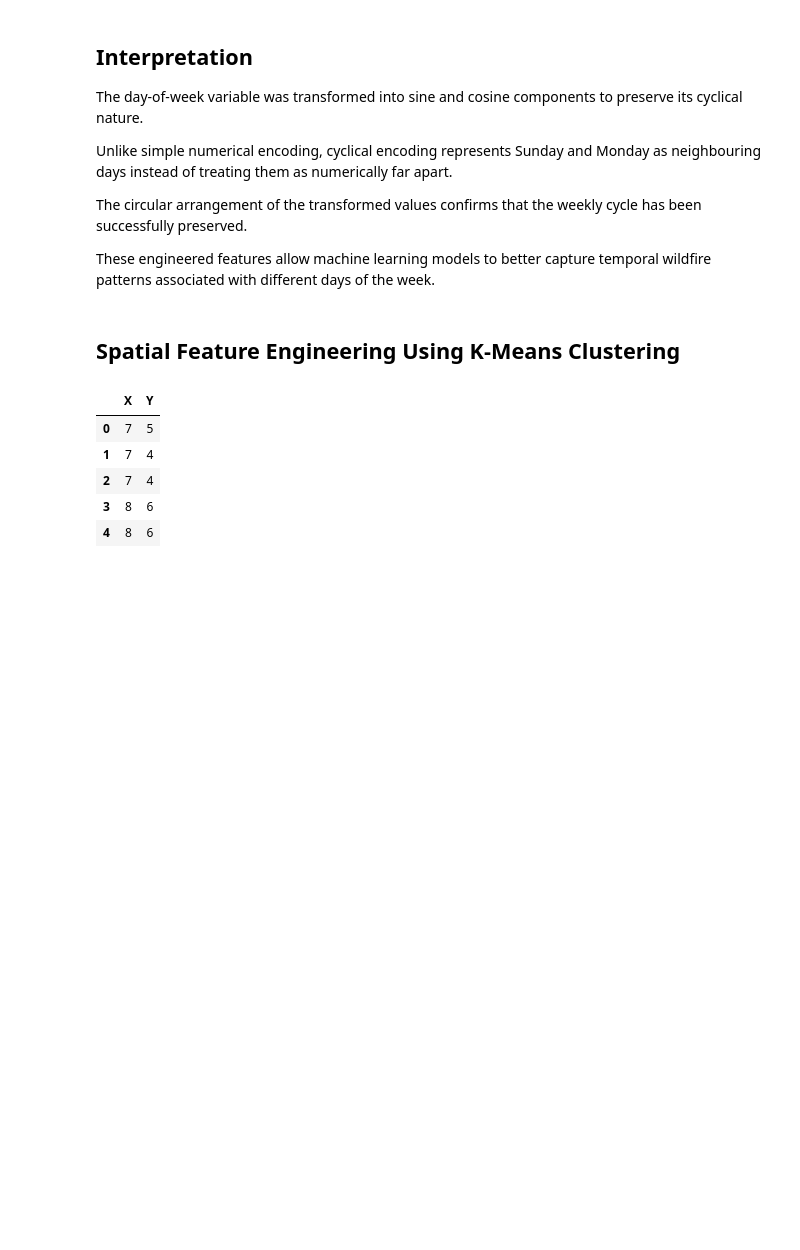
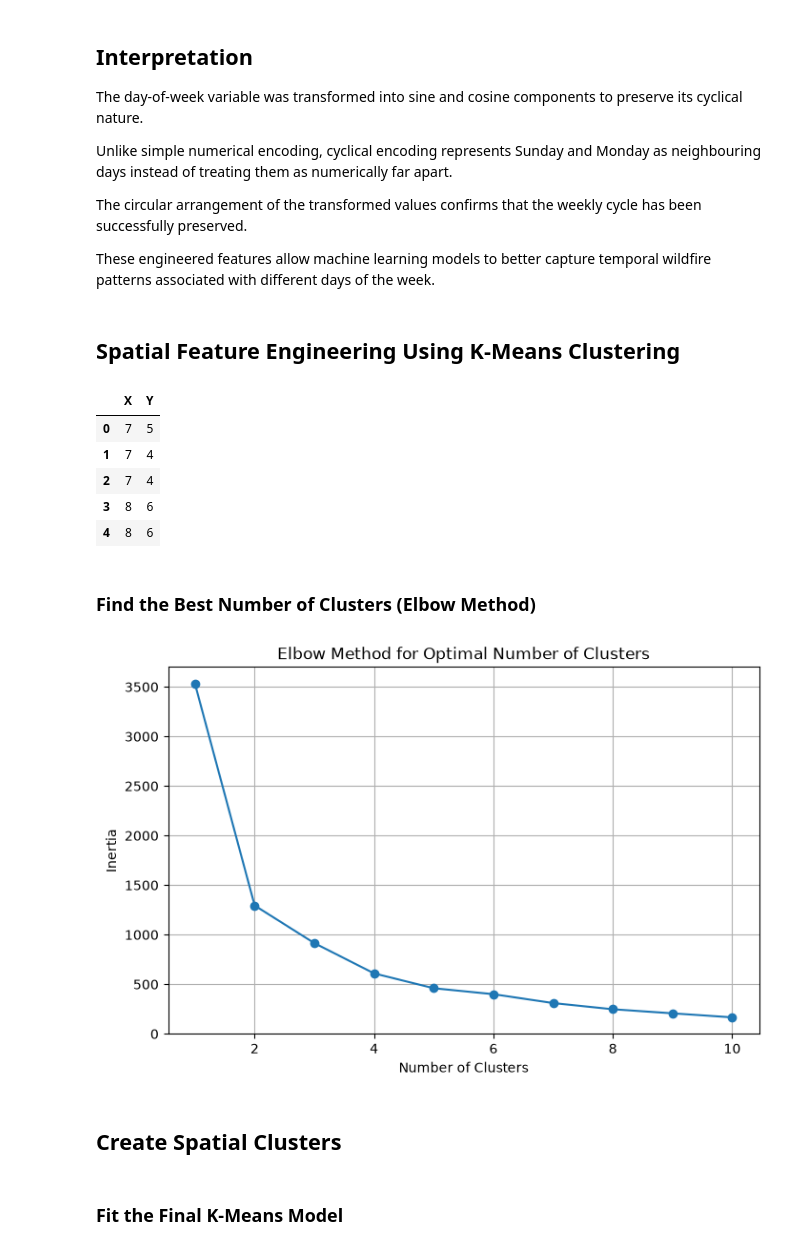
Before and after one commit to mraznyrazeek/Forest-Fire-Burned-Area-Prediction-System, a Jupyter notebook: backend/notebooks/03_feature_engineering.ipynb, the cells around one changed output. Drawn from its saved outputs; the diff is of its cells as text; code cells hidden in the pictures; blank space fills up the shorter version.

Commit message:
location_cluster done

```diff
--- a/backend/notebooks/03_feature_engineering.ipynb
+++ b/backend/notebooks/03_feature_engineering.ipynb
@@ -519,3 +519,42 @@ coords.head()
 | 2 | 7 | 4 |
 | 3 | 8 | 6 |
 | 4 | 8 | 6 |
+# %% [markdown]
+### Find the Best Number of Clusters (Elbow Method)
+# %%
+inertia = []
+
+for k in range(1, 11):
+    kmeans = KMeans(
+        n_clusters=k,
+        random_state=42,
+        n_init=10
+    )
+
+    kmeans.fit(coords)
+
+    inertia.append(kmeans.inertia_)
+# %%
+plt.figure(figsize=(8,5))
+
+plt.plot(
+    range(1,11),
+    inertia,
+    marker="o"
+)
+
+plt.title("Elbow Method for Optimal Number of Clusters")
+
+plt.xlabel("Number of Clusters")
+
+plt.ylabel("Inertia")
+
+plt.grid(True)
+
+plt.show()
+# %% [output]
+[figure, added]
+# %% [markdown]
+## Create Spatial Clusters
+# %% [markdown]
+### Fit the Final K-Means Model
```
Also changed, not shown: parts of 6 cells of this notebook.
